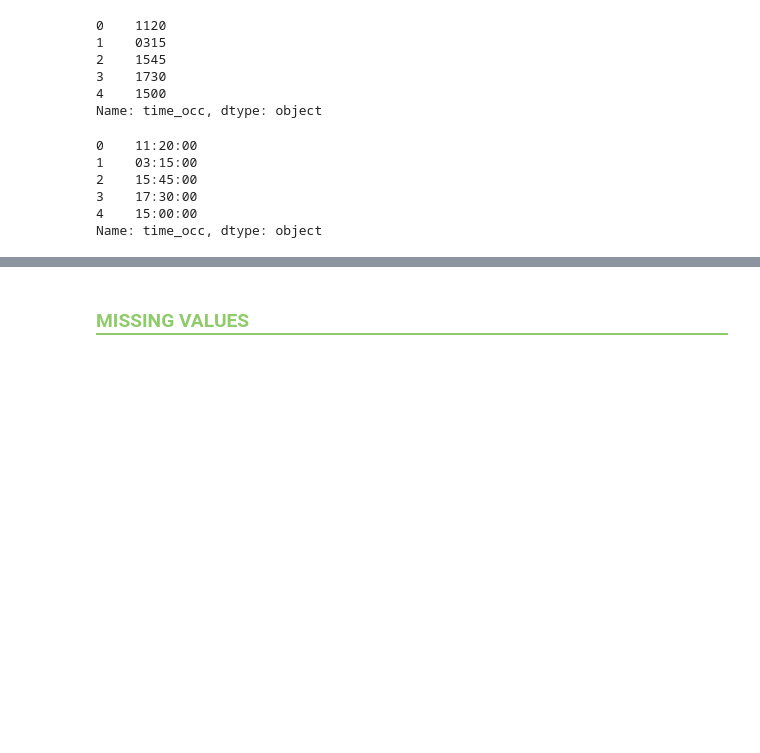
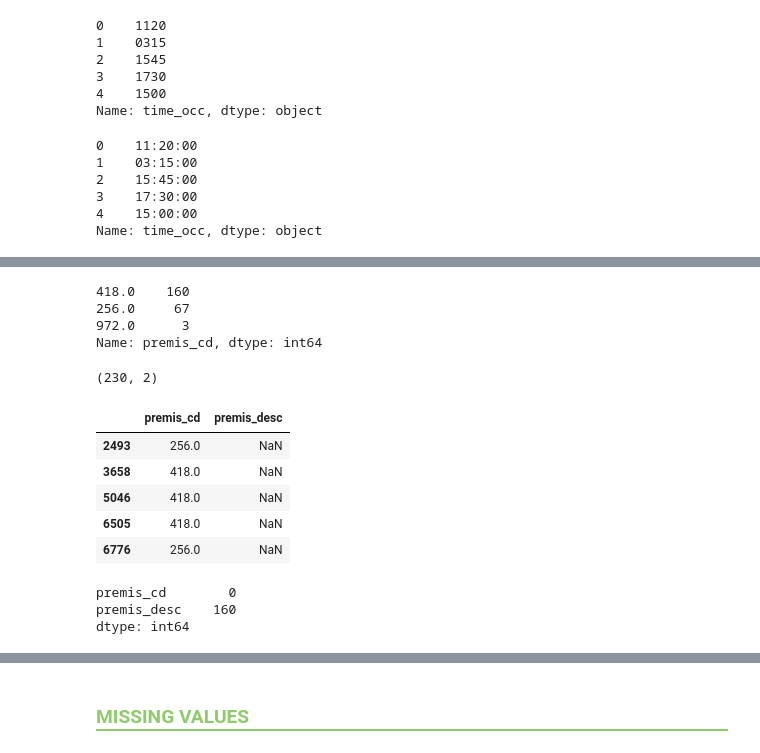
Before and after one commit to jdormaar/Boardgame_Preferences_Predictive_Analysis, a Jupyter notebook: Competitions/Analyzing Crime in LA/notebook.ipynb, the cells around one changed output, grey strips where cells are left out. Cells and saved outputs as stored; diff of their text form; code cells hidden in the pictures; blank space fills up the shorter version.

Commit message:
Data cleaning: discrepancies between premis_cd and premis_desc

```diff
--- a/Competitions/Analyzing Crime in LA/notebook.ipynb
+++ b/Competitions/Analyzing Crime in LA/notebook.ipynb
@@ -343,0 +345,18 @@ memory usage: 14.2+ MB
+# %%
+premis = df[df['premis_cd'].notna()]
+prem_desc_nulls = premis[premis['premis_desc'].isna()][['premis_cd', 'premis_desc']].copy()
+display(prem_desc_nulls['premis_cd'].value_counts())
+display(prem_desc_nulls.shape)
+prem_desc_nulls.head()
+# %% [output]
+418.0    160
+256.0     67
+972.0      3
+Name: premis_cd, dtype: int64
+(230, 2)
+|  | premis_cd | premis_desc |
+| 2493 | 256.0 | NaN |
+| 3658 | 418.0 | NaN |
+| 5046 | 418.0 | NaN |
+| 6505 | 418.0 | NaN |
+| 6776 | 256.0 | NaN |
@@ -343,0 +365,7 @@ memory usage: 14.2+ MB
+# %%
+x = df[df['premis_cd'] == (418.0 or 256.0 or 972.0)][['premis_cd', 'premis_desc']].copy()
+x.isna().sum()
+# %% [output]
+premis_cd        0
+premis_desc    160
+dtype: int64
```
Also changed, not shown: parts of 9 cells of this notebook.
